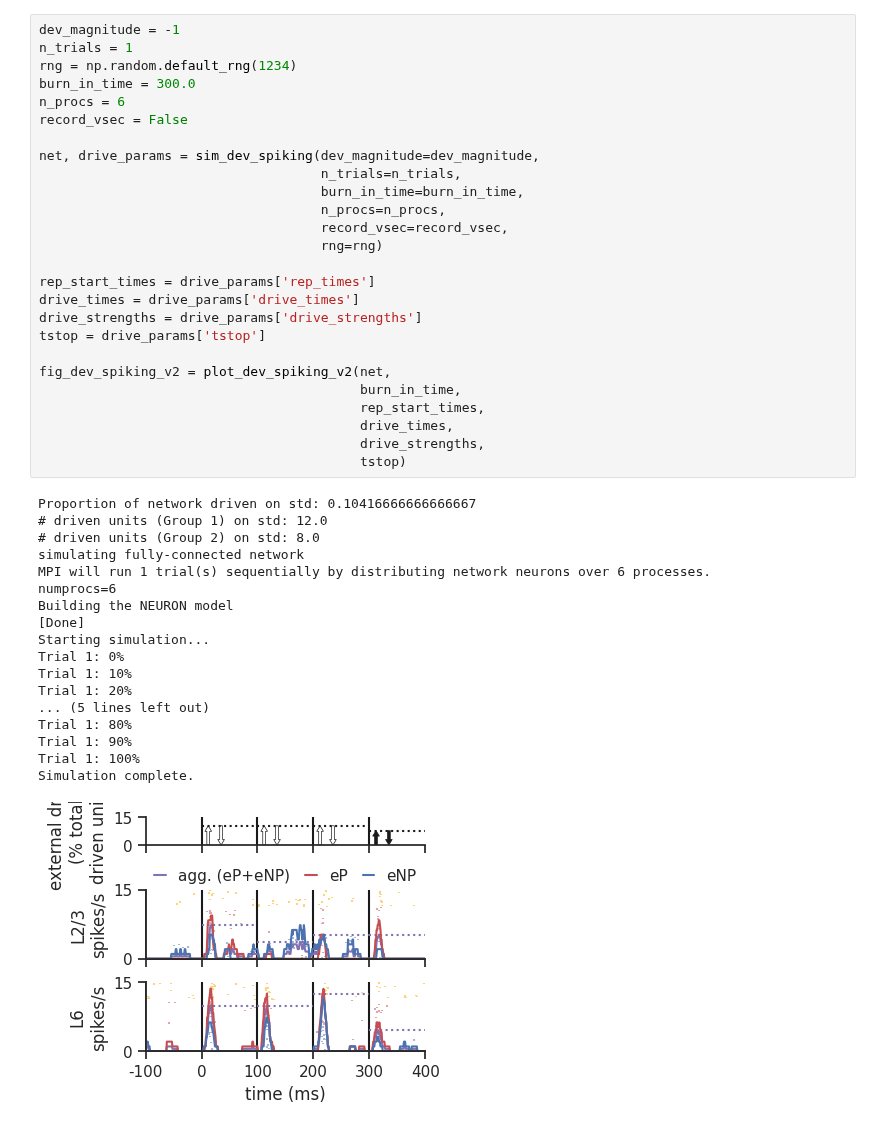
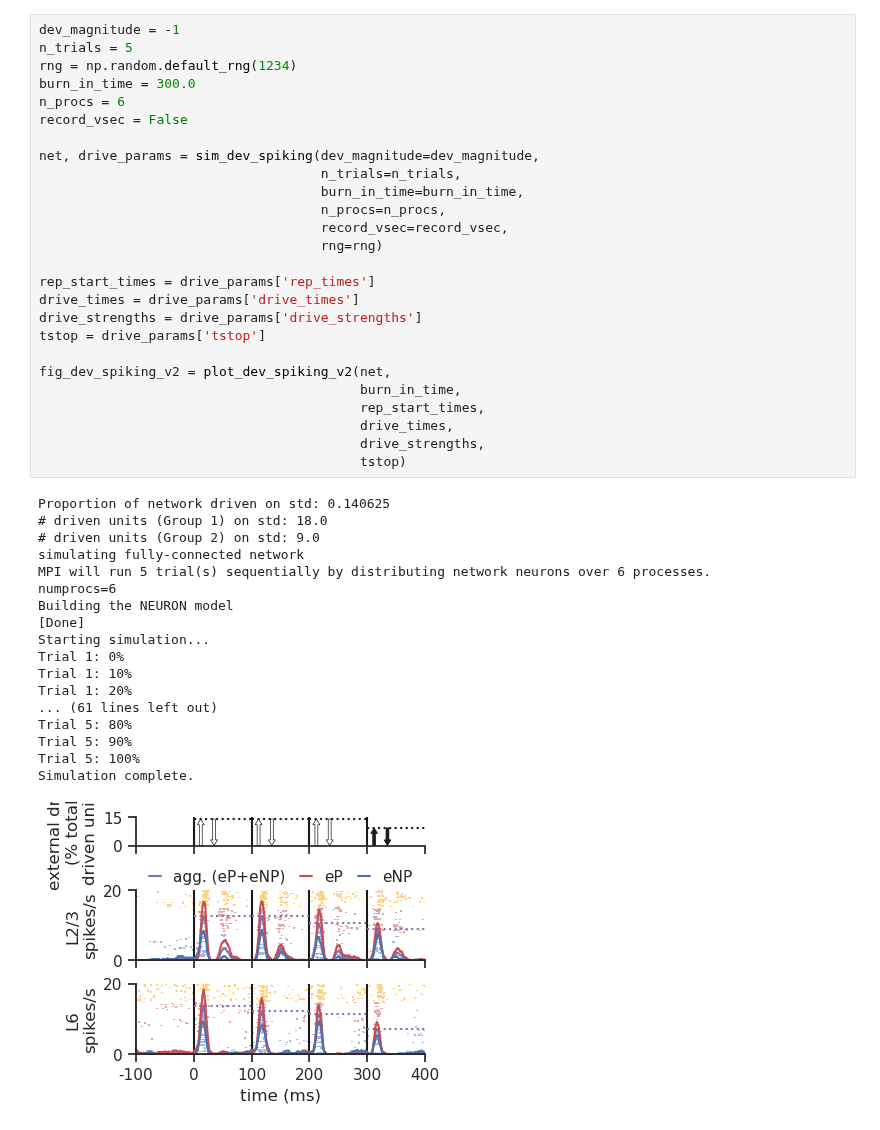
Before and after one commit to rythorpe/hnn-core, a Jupyter notebook: rs_dd_project/temp_sims.ipynb, the cells around one changed output. Saved outputs shown, nothing was run; the diff lists cells and outputs as text.

```diff
--- a/rs_dd_project/temp_sims.ipynb
+++ b/rs_dd_project/temp_sims.ipynb
@@ -4,46 +10,46 @@ import matplotlib.pyplot as plt
 from plot_simulate_rep_L6 import sim_dev_spiking, plot_dev_spiking_v2
 # %%
 dev_magnitude = -1
-n_trials = 1
+n_trials = 5
 rng = np.random.default_rng(1234)
 burn_in_time = 300.0
 n_procs = 6
 record_vsec = False
 
 net, drive_params = sim_dev_spiking(dev_magnitude=dev_magnitude,
                                     n_trials=n_trials,
                                     burn_in_time=burn_in_time,
                                     n_procs=n_procs,
                                     record_vsec=record_vsec,
                                     rng=rng)
 
 rep_start_times = drive_params['rep_times']
 drive_times = drive_params['drive_times']
 drive_strengths = drive_params['drive_strengths']
 tstop = drive_params['tstop']
 
 fig_dev_spiking_v2 = plot_dev_spiking_v2(net,
                                          burn_in_time,
                                          rep_start_times,
                                          drive_times,
                                          drive_strengths,
                                          tstop)
 # %% [output]
-Proportion of network driven on std: 0.10416666666666667
-# driven units (Group 1) on std: 12.0
-# driven units (Group 2) on std: 8.0
+Proportion of network driven on std: 0.140625
+# driven units (Group 1) on std: 18.0
+# driven units (Group 2) on std: 9.0
 simulating fully-connected network
-MPI will run 1 trial(s) sequentially by distributing network neurons over 6 processes.
+MPI will run 5 trial(s) sequentially by distributing network neurons over 6 processes.
 numprocs=6
 Building the NEURON model
 [Done]
 Starting simulation...
 Trial 1: 0%
 Trial 1: 10%
 Trial 1: 20%
-... (5 lines left out)
-Trial 1: 80%
-Trial 1: 90%
-Trial 1: 100%
+... (61 lines left out)
+Trial 5: 80%
+Trial 5: 90%
+Trial 5: 100%
 Simulation complete.
-[figure, old version]
+[figure, new version]
```
Also changed, not shown: parts of 8 cells of this notebook.
